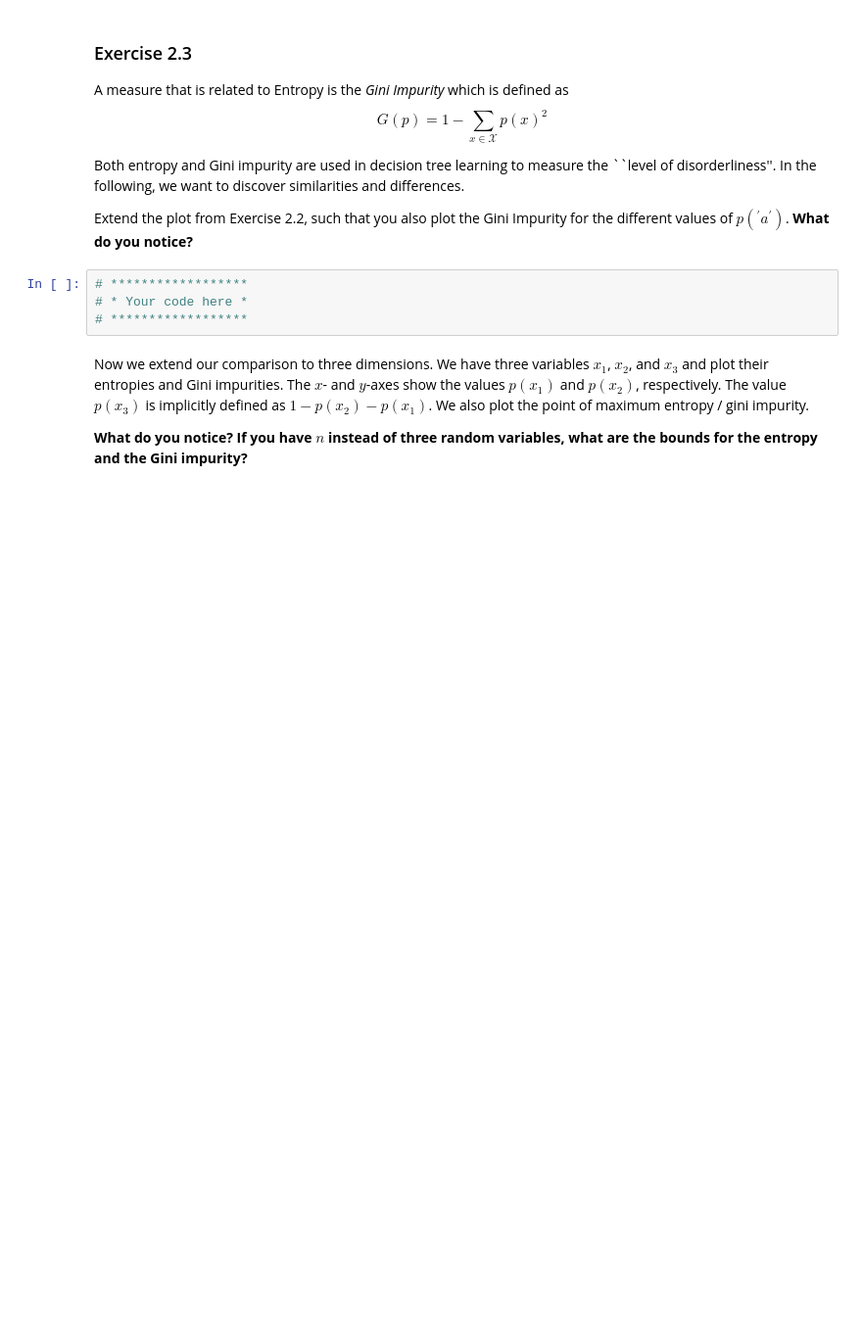
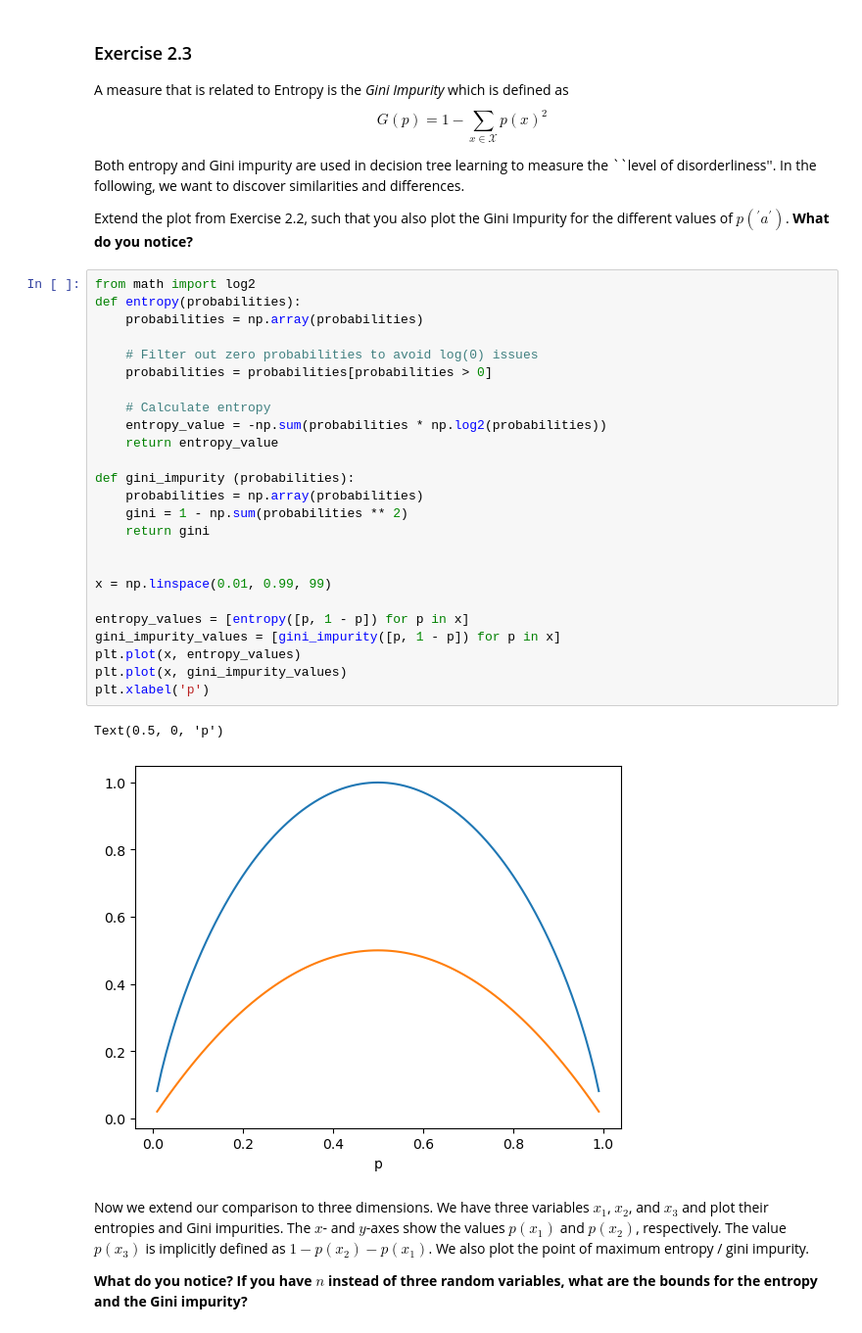
Before and after one commit to Nr755/EDAN96, a Jupyter notebook: lab2/lab2_intro_math.ipynb, the cells around one changed output. Shown at 98% size. Drawn from its saved outputs; the diff is of its cells as text; blank space fills up the shorter version.

```diff
--- a/lab2/lab2_intro_math.ipynb
+++ b/lab2/lab2_intro_math.ipynb
@@ -343,10 +400,34 @@ $$
 Both entropy and Gini impurity are used in decision tree learning to measure the ``level of disorderliness''. In the following, we want to discover similarities and differences.
 
 Extend the plot from Exercise 2.2, such that you also plot the Gini Impurity for the different values of $ p(^\prime{} a^\prime{}) $. **What do you notice?**
-# %%
-# ******************
-# * Your code here *
-# ******************
+# %%
+from math import log2
+def entropy(probabilities):
+    probabilities = np.array(probabilities)
+
+    # Filter out zero probabilities to avoid log(0) issues
+    probabilities = probabilities[probabilities > 0]
+
+    # Calculate entropy
+    entropy_value = -np.sum(probabilities * np.log2(probabilities))
+    return entropy_value
+
+def gini_impurity (probabilities):
+    probabilities = np.array(probabilities)
+    gini = 1 - np.sum(probabilities ** 2)
+    return gini
+
+
+x = np.linspace(0.01, 0.99, 99)
+
+entropy_values = [entropy([p, 1 - p]) for p in x]
+gini_impurity_values = [gini_impurity([p, 1 - p]) for p in x]
+plt.plot(x, entropy_values)
+plt.plot(x, gini_impurity_values)
+plt.xlabel('p')
+# %% [output]
+Text(0.5, 0, 'p')
+[figure, added]
 # %% [markdown]
 Now we extend our comparison to three dimensions. We have three variables $ x_1 $, $ x_2 $, and $ x_3 $ and plot their entropies and Gini impurities.
 The $ x $- and $ y $-axes show the values $ p(x_1) $ and $ p(x_2) $, respectively. The value $ p(x_3) $ is implicitly defined as $ 1-p(x_2)-p(x_1) $.
```
Also changed, not shown: parts of 23 cells of this notebook.
